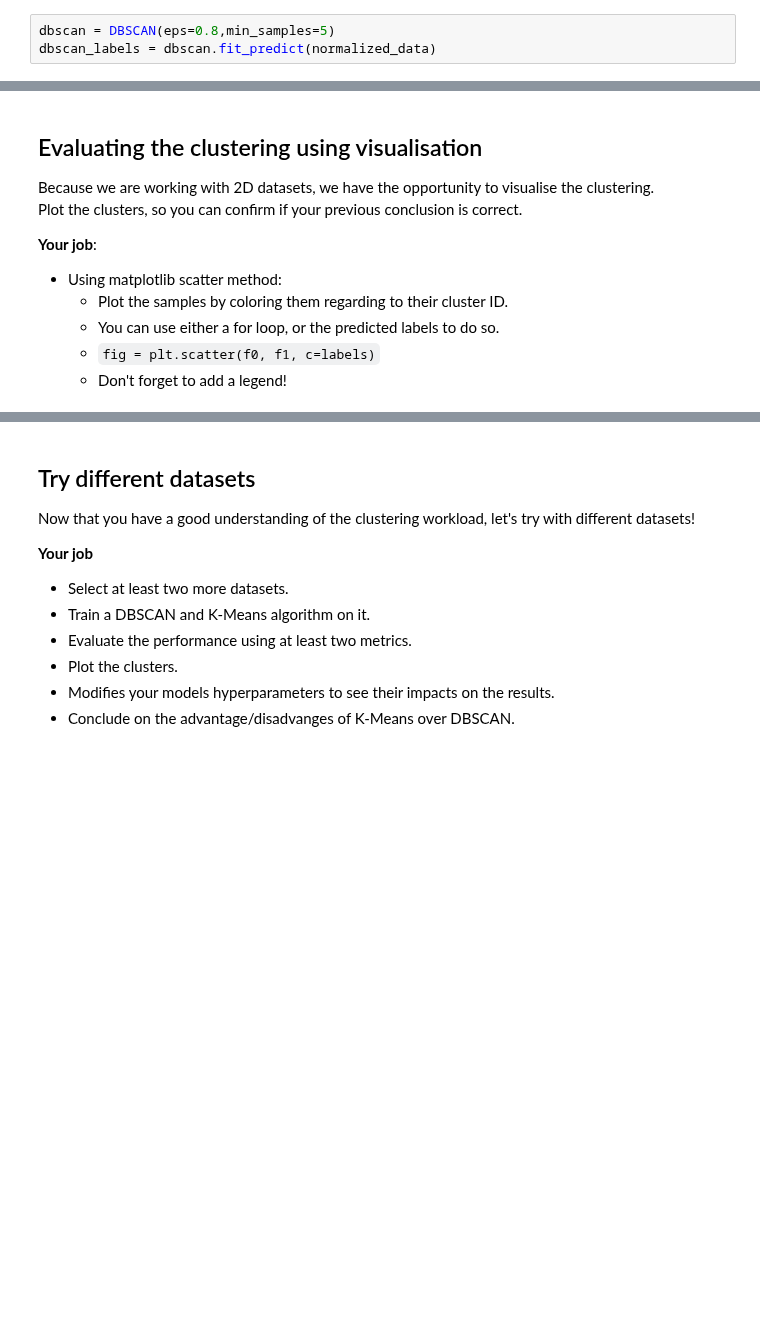
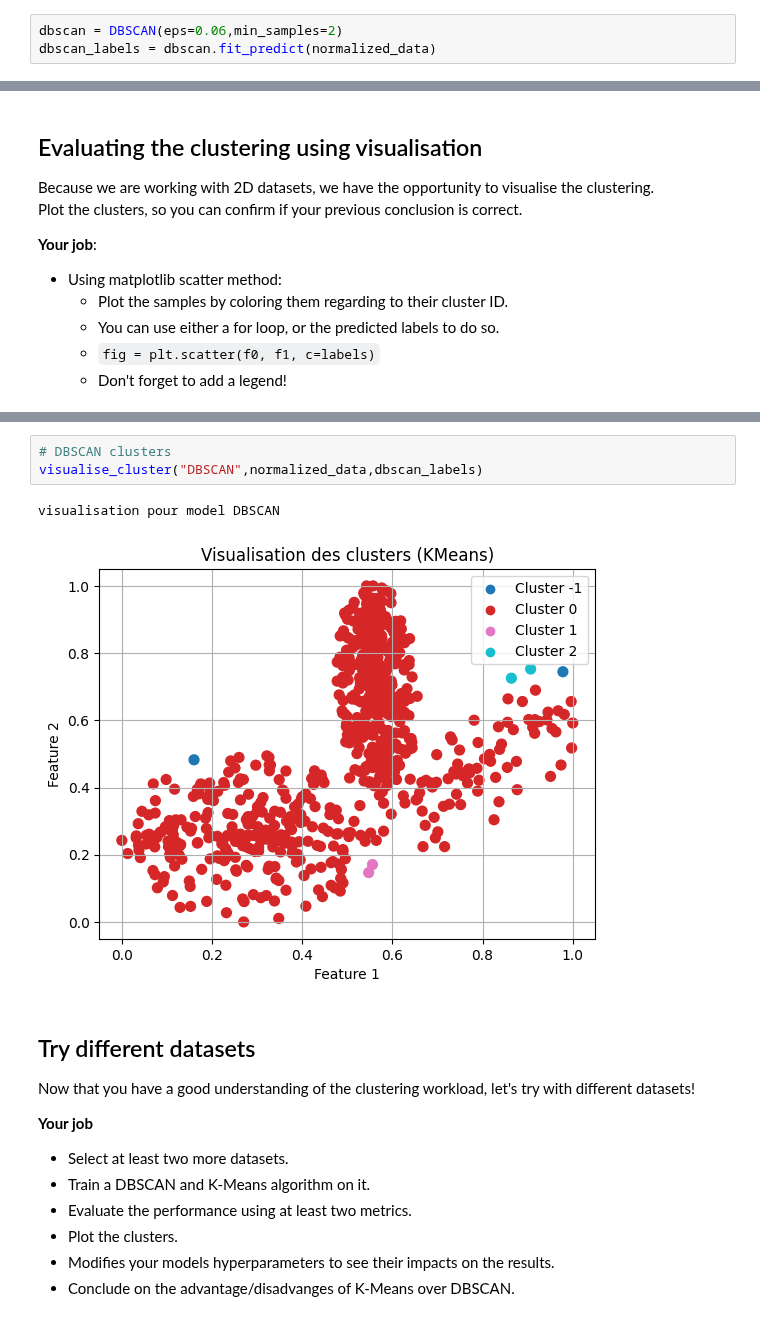
Before and after one commit to Xxxxr096/Project_maching_learning, a Jupyter notebook: part2_unsupervised_learning/1_clustering/clustering.ipynb, the cells around one changed output, grey strips where cells are left out. Saved outputs shown, nothing was run; the diff lists cells and outputs as text; blank space fills up the shorter version.

```diff
--- a/part2_unsupervised_learning/1_clustering/clustering.ipynb
+++ b/part2_unsupervised_learning/1_clustering/clustering.ipynb
@@ -157,7 +204,7 @@ Centres : [[0.6041368  0.66551836]
 # %% [markdown]
 ##### DBSCAN
 # %%
-dbscan = DBSCAN(eps=0.8,min_samples=5)
+dbscan = DBSCAN(eps=0.06,min_samples=2)
 dbscan_labels = dbscan.fit_predict(normalized_data)
 # %%
 df = pd.DataFrame({
@@ -210,3 +273,9 @@ import matplotlib.pyplot as plt
+# %%
+# DBSCAN clusters
+visualise_cluster("DBSCAN",normalized_data,dbscan_labels)
+# %% [output]
+visualisation pour model DBSCAN
+[figure, added]
 # %% [markdown]
 ## Try different datasets
 
```
Also changed, not shown: parts of 17 cells of this notebook.
